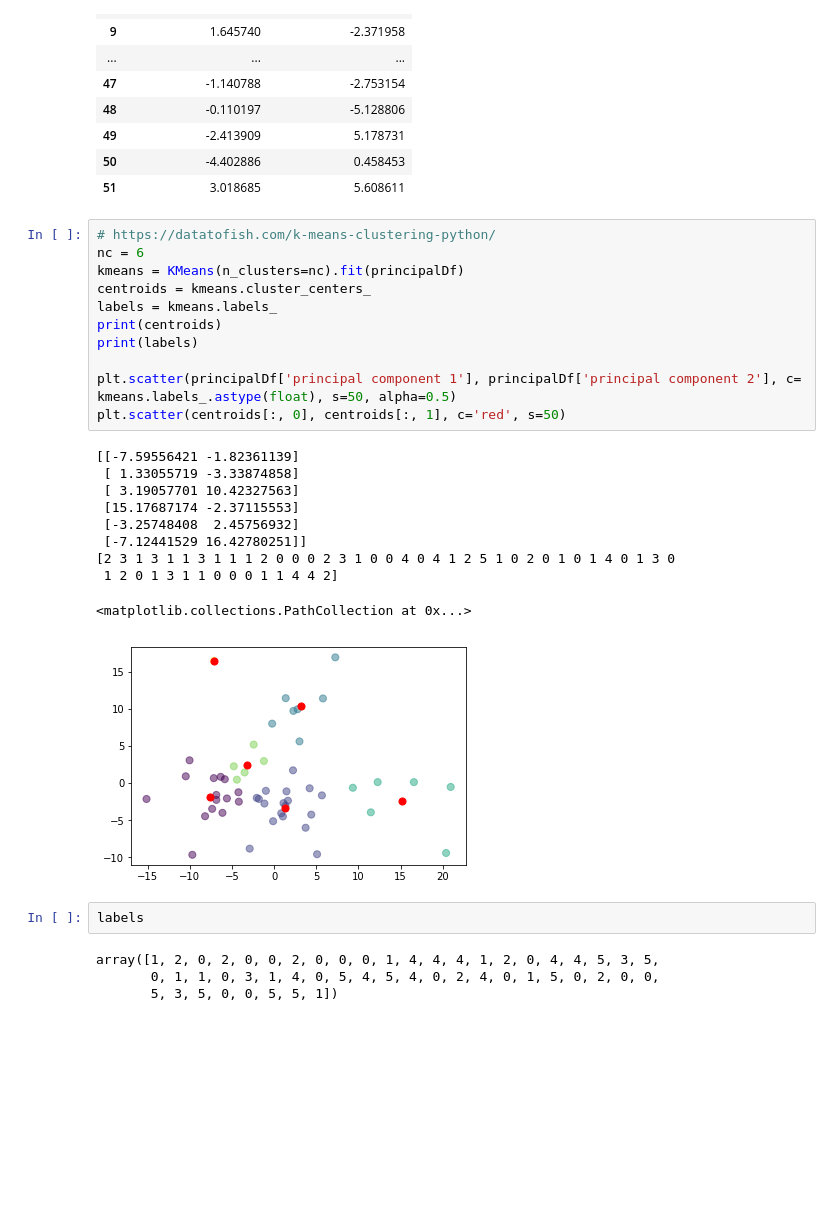
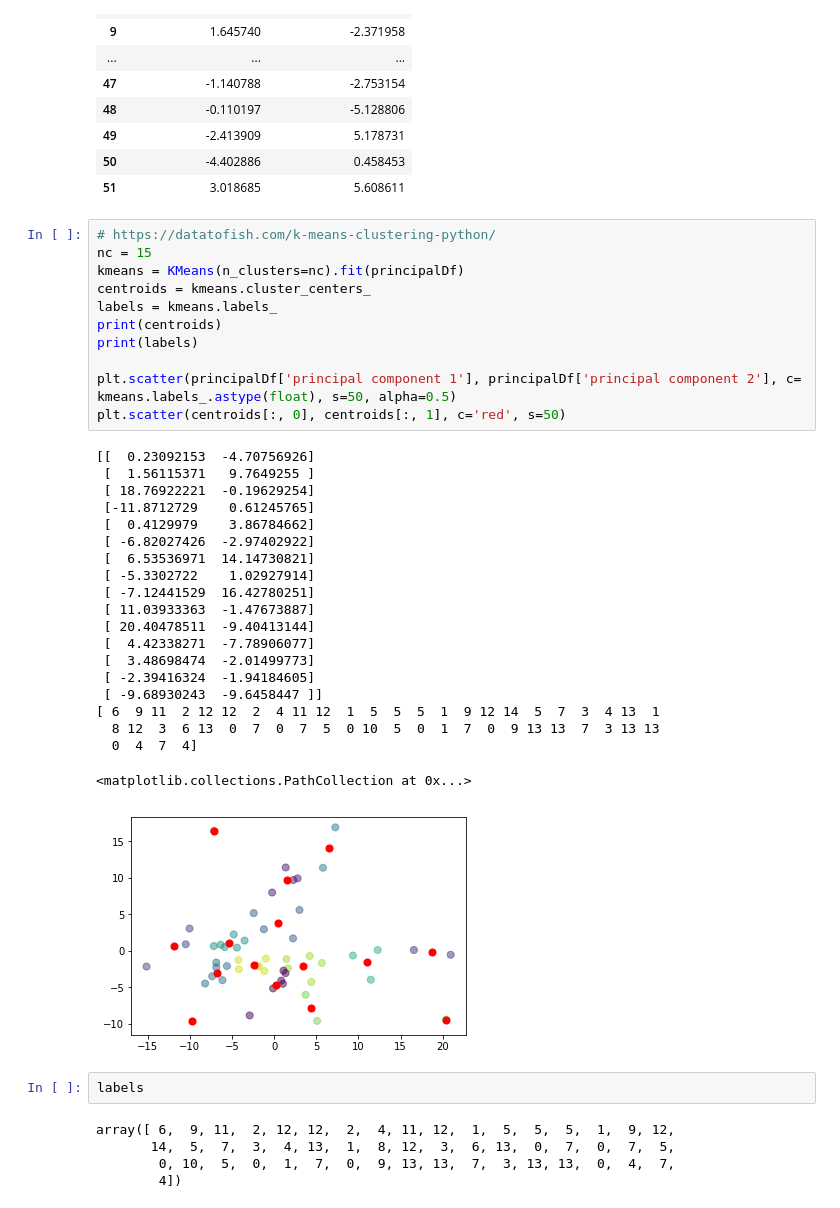
Before and after one commit to christopher-gong/optometry, a Jupyter notebook: fa19/New folder/norm.ipynb, the cells around one changed output. Drawn from its saved outputs; the diff is of its cells as text; blank space fills up the shorter version.

```diff
--- a/fa19/New folder/norm.ipynb
+++ b/fa19/New folder/norm.ipynb
@@ -116,32 +120,43 @@ principalDf
 | 51 | 3.018685 | 5.608611 |
 # %%
 # https://datatofish.com/k-means-clustering-python/
-nc = 6
+nc = 15
 kmeans = KMeans(n_clusters=nc).fit(principalDf)
 centroids = kmeans.cluster_centers_
 labels = kmeans.labels_
 print(centroids)
 print(labels)
 
 plt.scatter(principalDf['principal component 1'], principalDf['principal component 2'], c= kmeans.labels_.astype(float), s=50, alpha=0.5)
 plt.scatter(centroids[:, 0], centroids[:, 1], c='red', s=50)
 # %% [output]
-[[-7.59556421 -1.82361139]
- [ 1.33055719 -3.33874858]
- [ 3.19057701 10.42327563]
- [15.17687174 -2.37115553]
- [-3.25748408  2.45756932]
- [-7.12441529 16.42780251]]
-[2 3 1 3 1 1 3 1 1 1 2 0 0 0 2 3 1 0 0 4 0 4 1 2 5 1 0 2 0 1 0 1 4 0 1 3 0
- 1 2 0 1 3 1 1 0 0 0 1 1 4 4 2]
+[[  0.23092153  -4.70756926]
+ [  1.56115371   9.7649255 ]
+ [ 18.76922221  -0.19629254]
+ [-11.8712729    0.61245765]
+ [  0.4129979    3.86784662]
+ [ -6.82027426  -2.97402922]
+ [  6.53536971  14.14730821]
+ [ -5.3302722    1.02927914]
+ [ -7.12441529  16.42780251]
+ [ 11.03933363  -1.47673887]
+ [ 20.40478511  -9.40413144]
+ [  4.42338271  -7.78906077]
+ [  3.48698474  -2.01499773]
+ [ -2.39416324  -1.94184605]
+ [ -9.68930243  -9.6458447 ]]
+[ 6  9 11  2 12 12  2  4 11 12  1  5  5  5  1  9 12 14  5  7  3  4 13  1
+  8 12  3  6 13  0  7  0  7  5  0 10  5  0  1  7  0  9 13 13  7  3 13 13
+  0  4  7  4]
 <matplotlib.collections.PathCollection at 0x...>
-[figure, old version]
+[figure, new version]
 # %%
 labels
 # %% [output]
-array([1, 2, 0, 2, 0, 0, 2, 0, 0, 0, 1, 4, 4, 4, 1, 2, 0, 4, 4, 5, 3, 5,
-       0, 1, 1, 0, 3, 1, 4, 0, 5, 4, 5, 4, 0, 2, 4, 0, 1, 5, 0, 2, 0, 0,
-       5, 3, 5, 0, 0, 5, 5, 1])
+array([ 6,  9, 11,  2, 12, 12,  2,  4, 11, 12,  1,  5,  5,  5,  1,  9, 12,
+       14,  5,  7,  3,  4, 13,  1,  8, 12,  3,  6, 13,  0,  7,  0,  7,  5,
+        0, 10,  5,  0,  1,  7,  0,  9, 13, 13,  7,  3, 13, 13,  0,  4,  7,
+        4])
 # %%
 l = []
 for i in range(nc):
```
Also changed, not shown: parts of 3 cells of this notebook.
